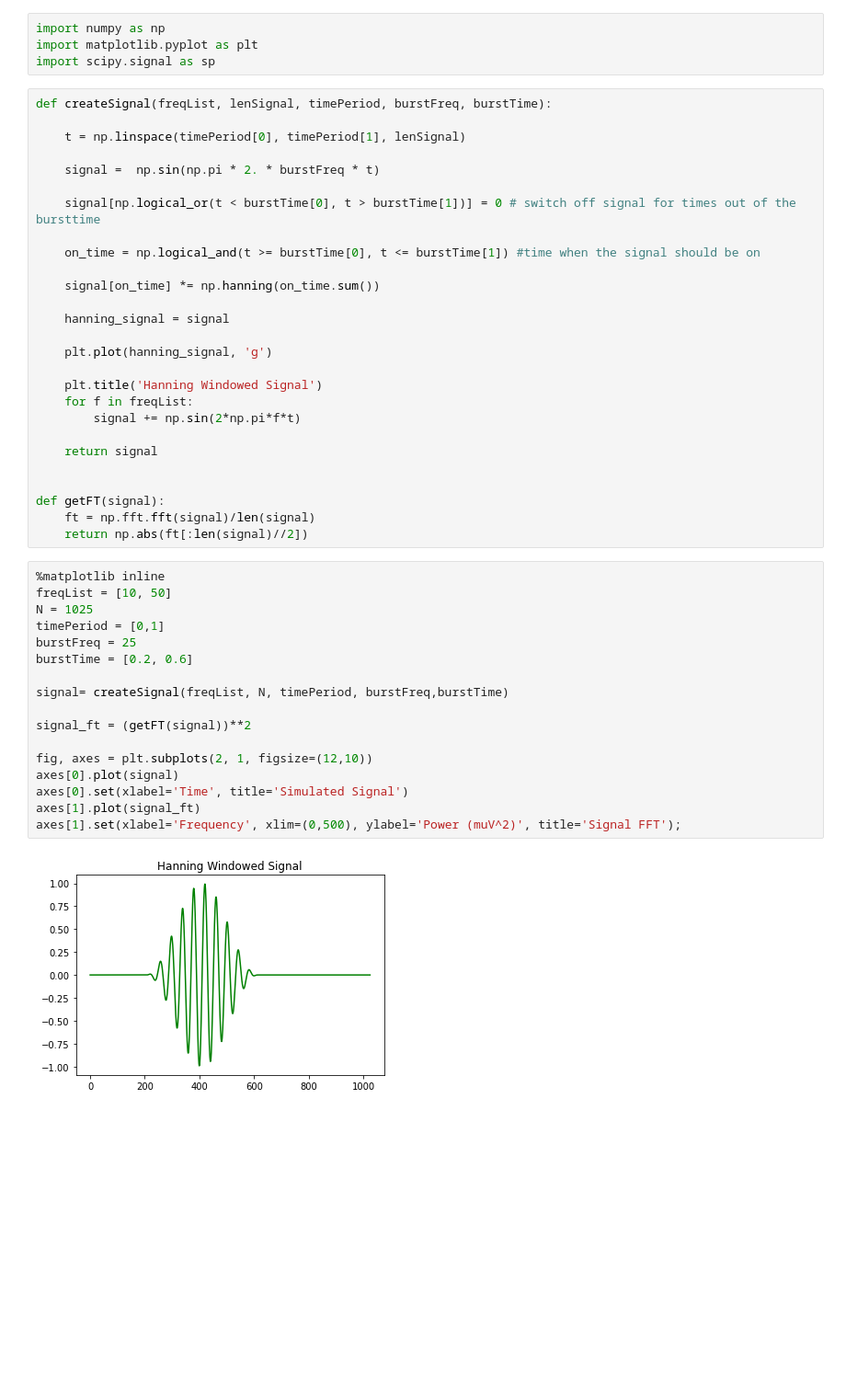
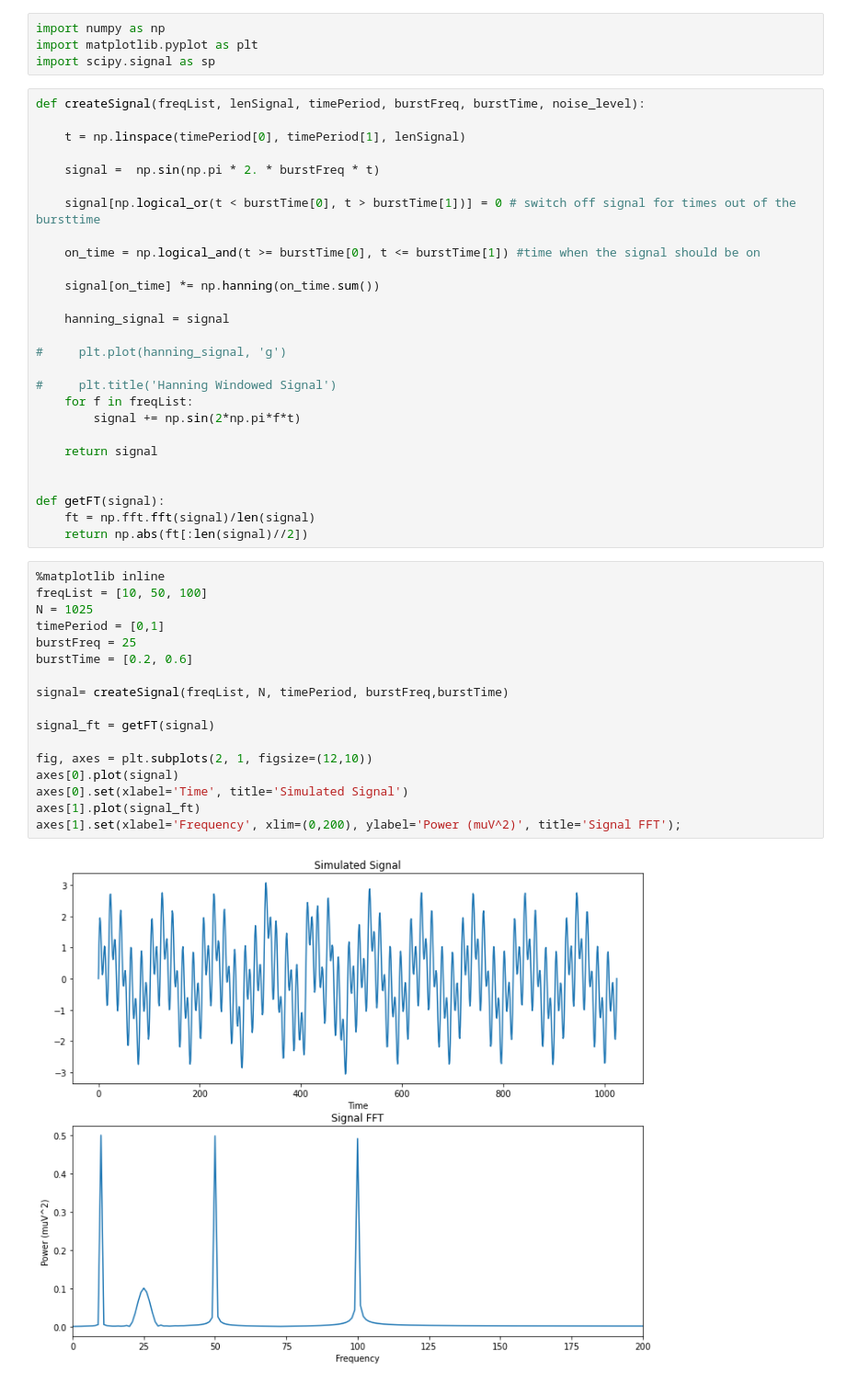
Before and after one commit to ashimakeshava/intuitions, a Jupyter notebook: STFT.ipynb, the cells around one changed output. Shown at 92% size. Saved outputs shown, nothing was run; the diff lists cells and outputs as text; blank space fills up the shorter version.

```diff
--- a/STFT.ipynb
+++ b/STFT.ipynb
@@ -3,7 +3,7 @@ import numpy as np
 import matplotlib.pyplot as plt
 import scipy.signal as sp
 # %%
-def createSignal(freqList, lenSignal, timePeriod, burstFreq, burstTime):
+def createSignal(freqList, lenSignal, timePeriod, burstFreq, burstTime, noise_level):
 
     t = np.linspace(timePeriod[0], timePeriod[1], lenSignal)
 
@@ -17,9 +17,9 @@ def createSignal(freqList, lenSignal, timePeriod, burstFreq, burstTime):
 
     hanning_signal = signal
 
-    plt.plot(hanning_signal, 'g')
+#     plt.plot(hanning_signal, 'g')
 
-    plt.title('Hanning Windowed Signal')
+#     plt.title('Hanning Windowed Signal')
     for f in freqList:
         signal += np.sin(2*np.pi*f*t)
 
@@ -31,20 +31,20 @@ def getFT(signal):
     return np.abs(ft[:len(signal)//2])
 # %%
 %matplotlib inline
-freqList = [10, 50]
+freqList = [10, 50, 100]
 N = 1025
 timePeriod = [0,1]
 burstFreq = 25
 burstTime = [0.2, 0.6]
 
 signal= createSignal(freqList, N, timePeriod, burstFreq,burstTime)
 
-signal_ft = (getFT(signal))**2
+signal_ft = getFT(signal)
 
 fig, axes = plt.subplots(2, 1, figsize=(12,10))
 axes[0].plot(signal)
 axes[0].set(xlabel='Time', title='Simulated Signal')
 axes[1].plot(signal_ft)
-axes[1].set(xlabel='Frequency', xlim=(0,500), ylabel='Power (muV^2)', title='Signal FFT');
+axes[1].set(xlabel='Frequency', xlim=(0,200), ylabel='Power (muV^2)', title='Signal FFT');
 # %% [output]
-[figure, old version]
+[figure, new version]
```
Also changed, not shown: parts of 2 cells of this notebook, 5 other files.
